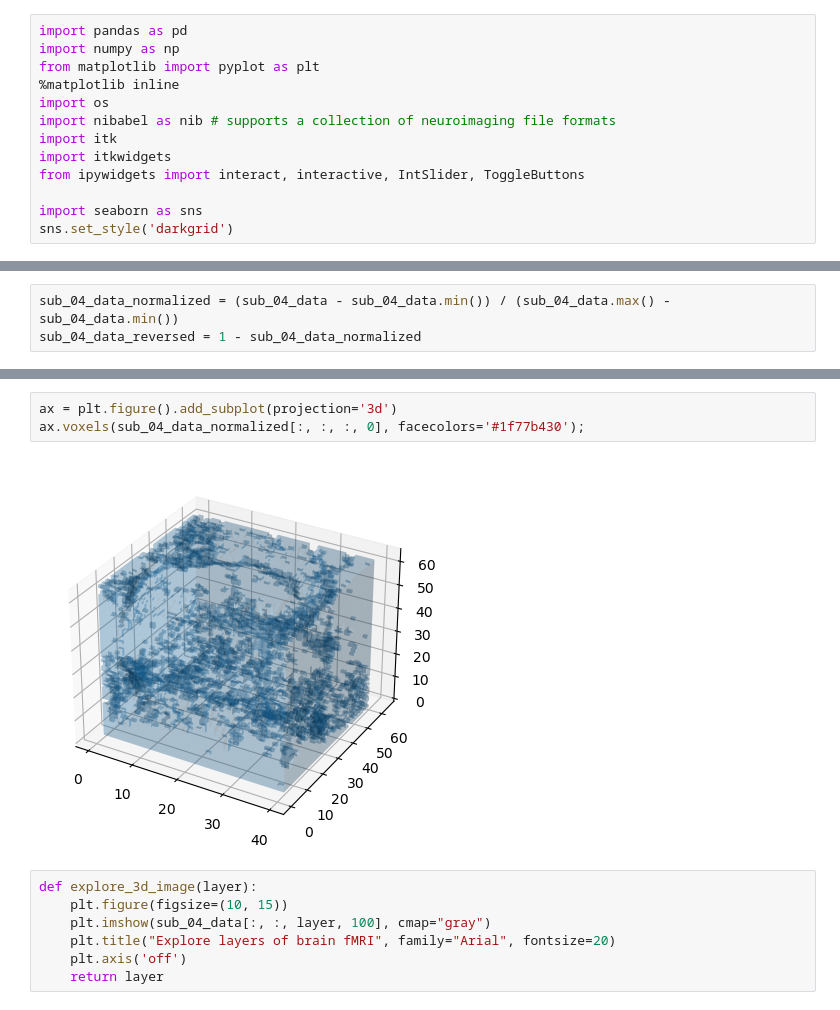
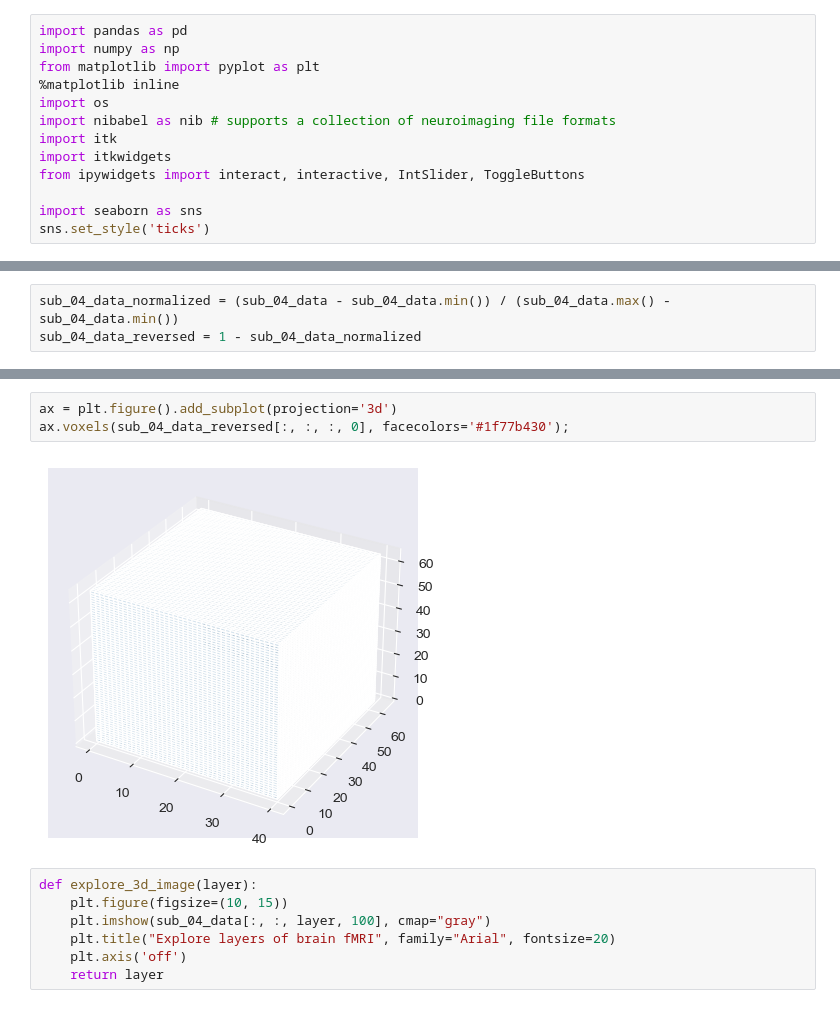
Before and after one commit to intsystems/2023-Project-112, a Jupyter notebook: src/data.ipynb, the cells around one changed output, grey strips where cells are left out. Saved outputs shown, nothing was run; the diff lists cells and outputs as text.

```diff
--- a/src/data.ipynb
+++ b/src/data.ipynb
@@ -36,7 +10,7 @@ import itkwidgets
 from ipywidgets import interact, interactive, IntSlider, ToggleButtons
 
 import seaborn as sns
-sns.set_style('darkgrid')
+sns.set_style('ticks')
 # %%
 def show_slices(slices):
     fig, axes = plt.subplots(1, len(slices))
@@ -69,8 +43,8 @@ plt.imshow(sub_04_data_normalized[20, :, :, 100].T, cmap="gray", origin="lower")
 # %%
 ax = plt.figure().add_subplot(projection='3d')
-ax.voxels(sub_04_data_normalized[:, :, :, 0], facecolors='#1f77b430');
+ax.voxels(sub_04_data_reversed[:, :, :, 0], facecolors='#1f77b430');
 # %% [output]
-[figure, old version]
+[figure, new version]
 # %%
 def explore_3d_image(layer):
     plt.figure(figsize=(10, 15))
```
Also changed, not shown: parts of 19 cells of this notebook.
